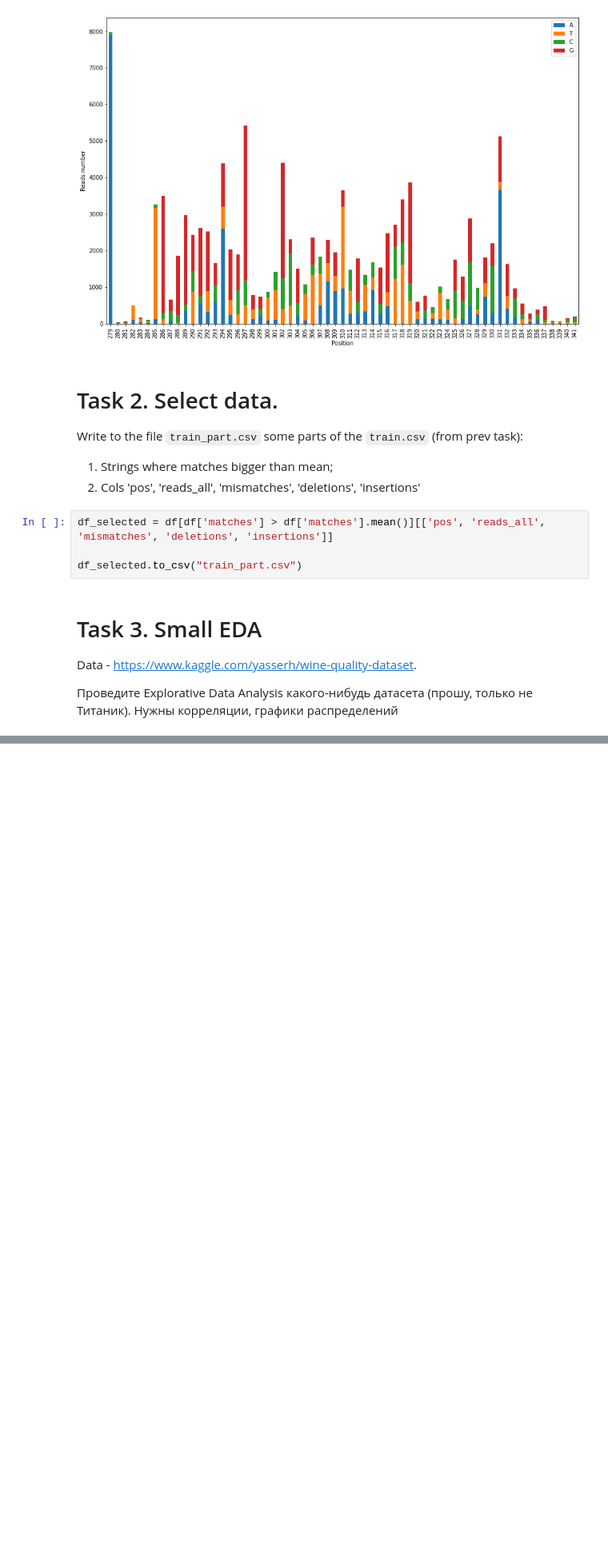
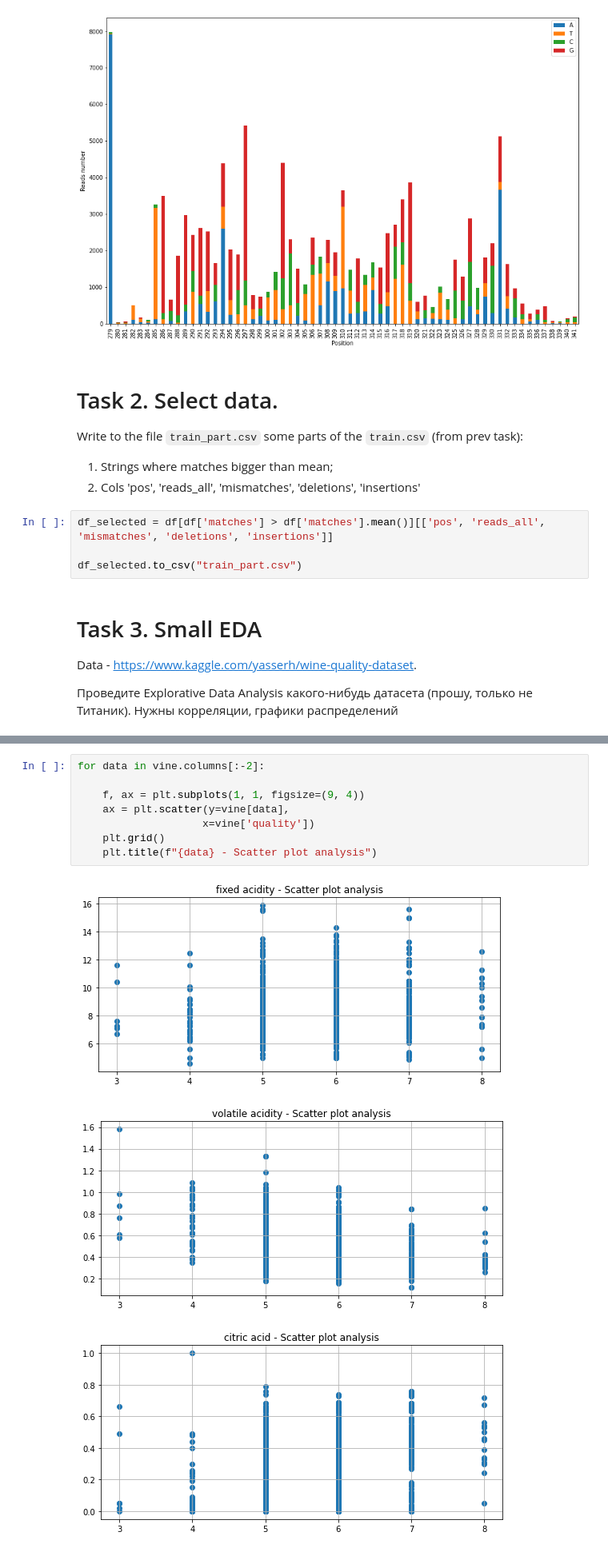
Before and after one commit to Freddsle/BI_2021_Python, a Jupyter notebook: python_homework/pandas_practice/ppractice.ipynb, the cells around one changed output, grey strips where cells are left out. Shown at 80% size. Cells and saved outputs as stored; diff of their text form; blank space fills up the shorter version.

```diff
--- a/python_homework/pandas_practice/ppractice.ipynb
+++ b/python_homework/pandas_practice/ppractice.ipynb
@@ -72,0 +143,12 @@ vine
+# %%
+for data in vine.columns[:-2]:
+
+    f, ax = plt.subplots(1, 1, figsize=(9, 4))
+    ax = plt.scatter(y=vine[data],
+                    x=vine['quality'])
+    plt.grid()
+    plt.title(f"{data} - Scatter plot analysis")
+# %% [output]
+[figure, added]
+[figure, added]
+[figure, added]
```
Also changed, not shown: parts of 9 cells of this notebook.
